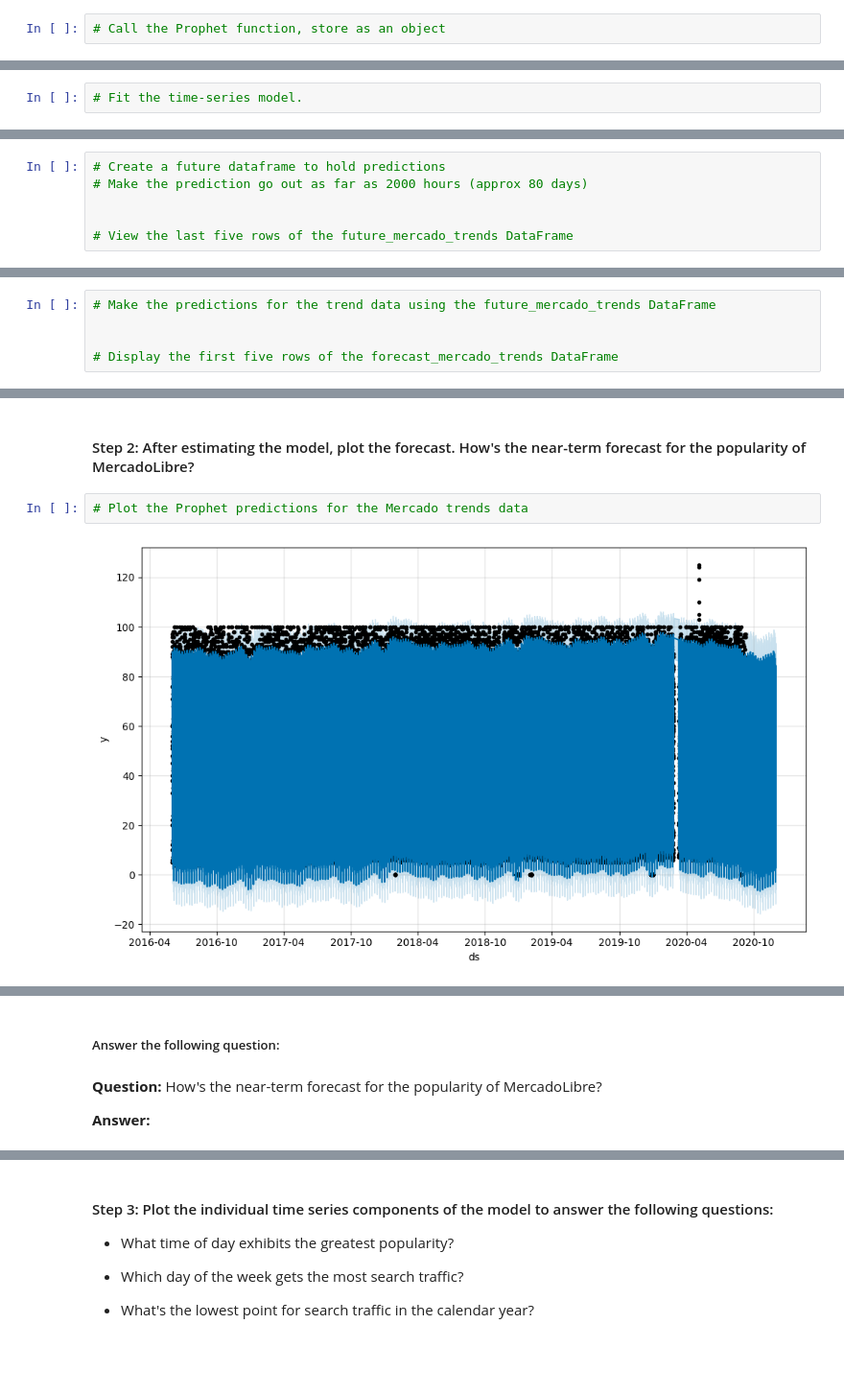
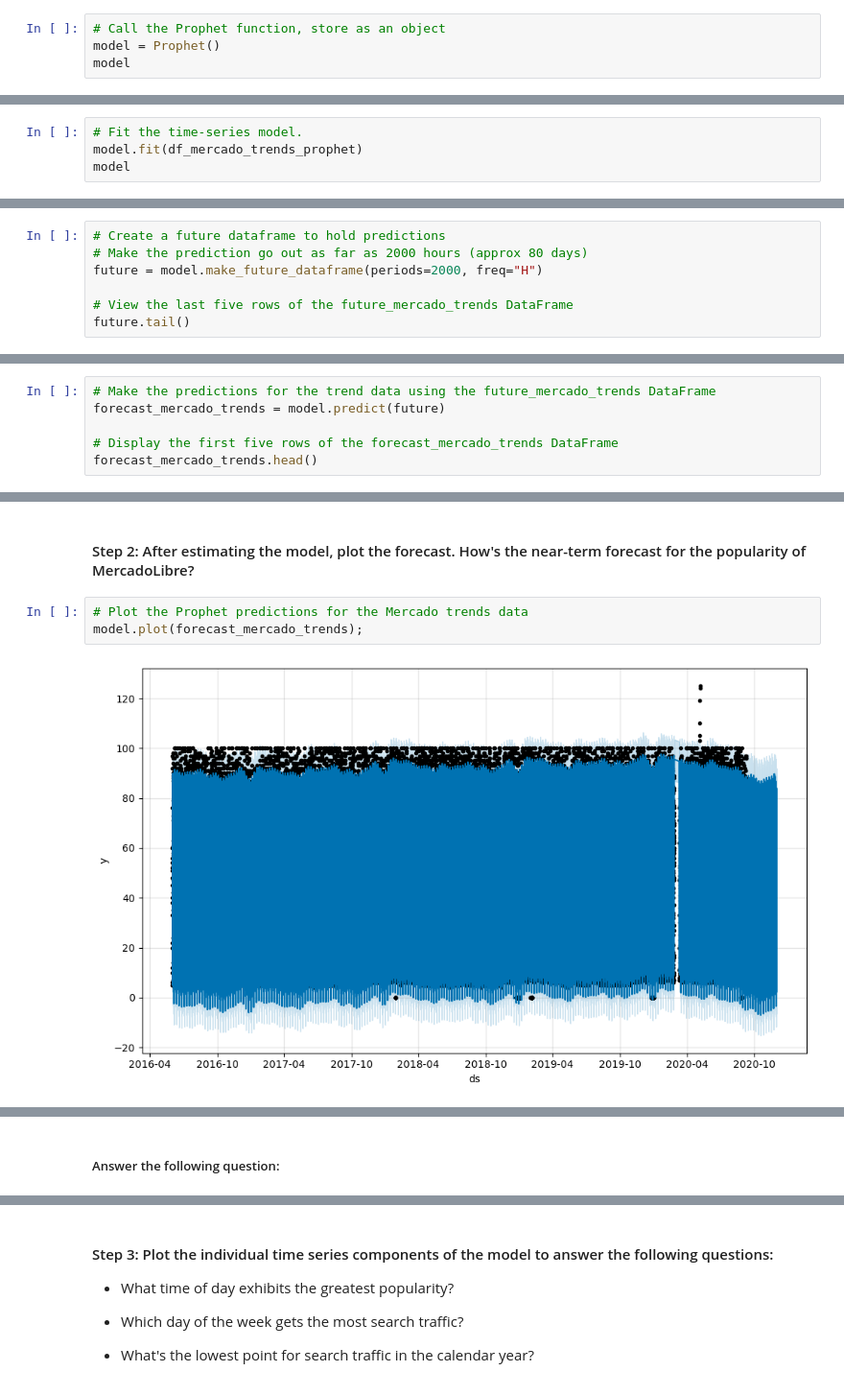
Before and after one commit to sin31415/prophet-challenge, a Jupyter notebook: forecasting_net_prophet.ipynb, the cells around one changed output, grey strips where cells are left out. Shown at 96% size. Cells and saved outputs as stored; diff of their text form; blank space fills up the shorter version.

```diff
--- a/forecasting_net_prophet.ipynb
+++ b/forecasting_net_prophet.ipynb
@@ -379,8 +400,12 @@ Now, you need to produce a time series model that analyzes and forecasts pattern
 | 37105 | 2020-09-08 00:00:00 | 96 |
 # %%
 # Call the Prophet function, store as an object
+model = Prophet()
+model
 # %% [output]
 <prophet.forecaster.Prophet at 0x...>
 # %%
 # Fit the time-series model.
+model.fit(df_mercado_trends_prophet)
+model
 # %% [output]
@@ -397,9 +415,10 @@ INFO:cmdstanpy:Chain [1] done processing
 # %%
 # Create a future dataframe to hold predictions
 # Make the prediction go out as far as 2000 hours (approx 80 days)
-
+future = model.make_future_dataframe(periods=2000, freq="H")
 
 # View the last five rows of the future_mercado_trends DataFrame
+future.tail()
 # %% [output]
 |  | ds |
 | 39101 | 2020-11-30 04:00:00 |
@@ -409,8 +428,9 @@ INFO:cmdstanpy:Chain [1] done processing
 | 39105 | 2020-11-30 08:00:00 |
 # %%
 # Make the predictions for the trend data using the future_mercado_trends DataFrame
-
+forecast_mercado_trends = model.predict(future)
 
 # Display the first five rows of the forecast_mercado_trends DataFrame
+forecast_mercado_trends.head()
 # %% [output]
 |  | ds | trend | yhat_lower | yhat_upper | trend_lower | trend_upper | additive_terms | ... |
@@ -424,5 +444,6 @@ INFO:cmdstanpy:Chain [1] done processing
 #### Step 2: After estimating the model, plot the forecast. How's the near-term forecast for the popularity of MercadoLibre?
 # %%
 # Plot the Prophet predictions for the Mercado trends data
+model.plot(forecast_mercado_trends);
 # %% [output]
-[figure, old version]
+[figure, new version]
@@ -430,6 +450,2 @@ INFO:cmdstanpy:Chain [1] done processing
 # %% [markdown]
 ##### Answer the following question:
-# %% [markdown]
-**Question:**  How's the near-term forecast for the popularity of MercadoLibre?
-
-**Answer:**
```
Also changed, not shown: parts of 24 cells of this notebook, 1 other file.
